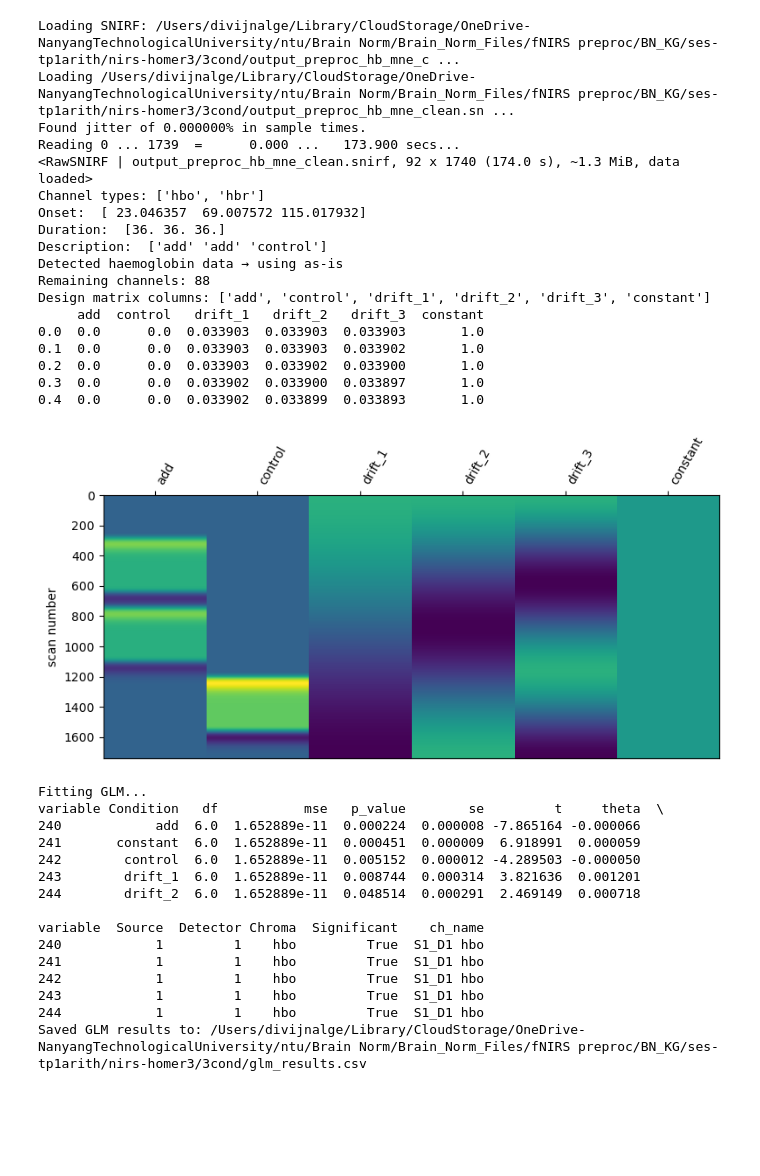
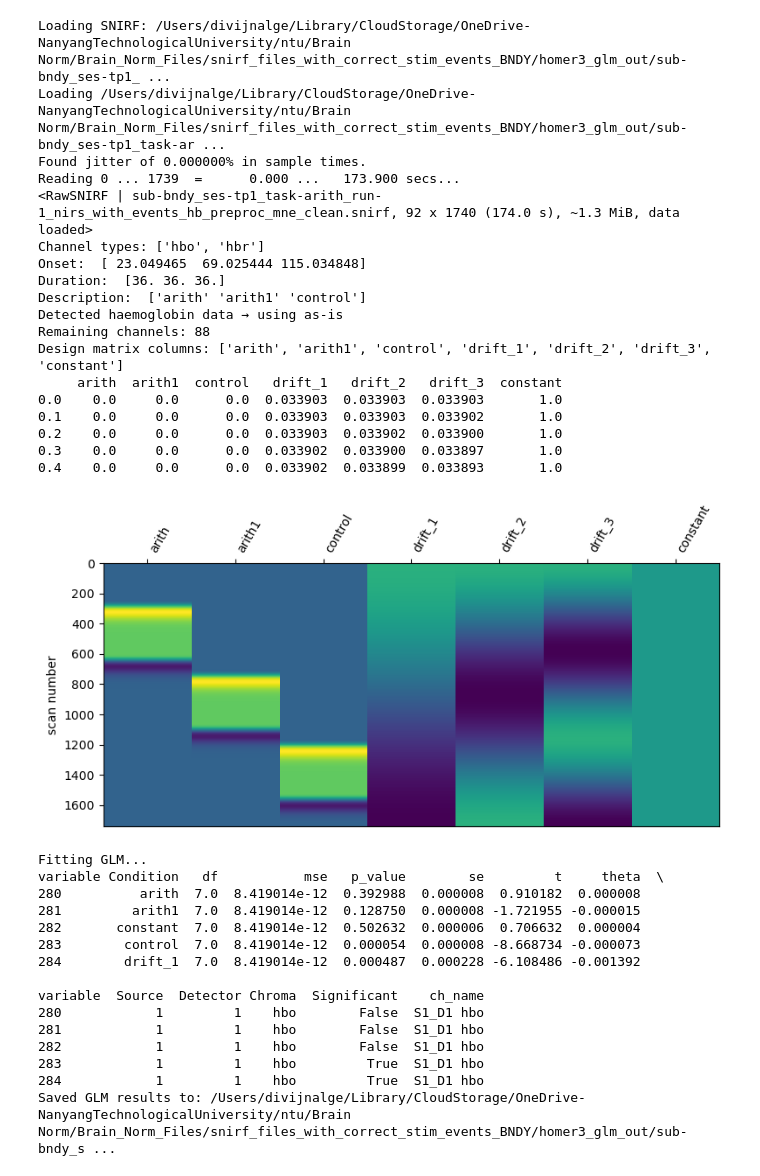
Before and after one commit to divij16/Brain_Norm_Project_Github, a Jupyter notebook: fix_metadata_for_mne.ipynb, the cells around one changed output. Saved outputs shown, nothing was run; the diff lists cells and outputs as text; code cells hidden in the pictures; blank space fills up the shorter version.

```diff
--- a/fix_metadata_for_mne.ipynb
+++ b/fix_metadata_for_mne.ipynb
@@ -24,7 +25,7 @@ from numpy.testing import assert_allclose
 # 1) INPUT / OUTPUT PATHS  -----------------------------------
 # ------------------------------------------------------------
 in_fname = Path(
-    "/Users/divijnalge/Library/CloudStorage/OneDrive-NanyangTechnologicalUniversity/ntu/Brain Norm/Brain_Norm_Files/fNIRS preproc/BN_KG/ses-tp1arith/nirs-homer3/3cond/output_preproc_hb.snirf"
+    '/Users/divijnalge/Library/CloudStorage/OneDrive-NanyangTechnologicalUniversity/ntu/Brain Norm/Brain_Norm_Files/snirf_files_with_correct_stim_events_BNDY/preproc_for_mne/sub-bndy_ses-tp1_task-arith_run-4_nirs_with_events_preproc_hb.snirf'
 )
 
 out_fname = in_fname.with_name(in_fname.stem + "_mne.snirf")
@@ -143,12 +141,9 @@ Done cleaning landmarks.
 # %%
 # rewrite_snirf_with_mne_fixed.py
 
-in_fname = (
-    "/Users/divijnalge/Library/CloudStorage/OneDrive-NanyangTechnologicalUniversity/ntu/Brain Norm/Brain_Norm_Files/fNIRS preproc/BN_KG/ses-tp1arith/nirs-homer3/3cond/output_preproc_hb_mne.snirf"
-)
-out_clean = (
-    "/Users/divijnalge/Library/CloudStorage/OneDrive-NanyangTechnologicalUniversity/ntu/Brain Norm/Brain_Norm_Files/fNIRS preproc/BN_KG/ses-tp1arith/nirs-homer3/3cond/output_preproc_hb_mne_clean.snirf"
-)
+in_fname = str(out_fname)
+
+out_clean = str(out_fname.with_name(out_fname.stem + "_clean.snirf"))
 
 print("Loading", in_fname)
 raw = mne.io.read_raw_snirf(in_fname, preload=True)
@@ -193,7 +188,7 @@ File is VALID
 # %%
 # Check if .snirf file is loading and valid
 
-file_path = "/Users/divijnalge/Library/CloudStorage/OneDrive-NanyangTechnologicalUniversity/ntu/Brain Norm/Brain_Norm_Files/fNIRS preproc/BN_KG/ses-tp1arith/nirs-homer3/3cond/output_preproc_hb_mne_clean.snirf"
+file_path = str(out_clean)
 
 out_fname = Path(file_path)
 
@@ -236,8 +231,9 @@ from mne_nirs.statistics import run_glm
 # -----------------------------
 # 0) INPUTS (EDIT THESE)
 # -----------------------------
-snirf_path = Path("/Users/divijnalge/Library/CloudStorage/OneDrive-NanyangTechnologicalUniversity/ntu/Brain Norm/Brain_Norm_Files/fNIRS preproc/BN_KG/ses-tp1arith/nirs-homer3/3cond/output_preproc_hb_mne_clean.snirf")  # your valid SNIRF
-out_csv    = Path("/Users/divijnalge/Library/CloudStorage/OneDrive-NanyangTechnologicalUniversity/ntu/Brain Norm/Brain_Norm_Files/fNIRS preproc/BN_KG/ses-tp1arith/nirs-homer3/3cond/glm_results.csv")
+snirf_path = out_fname  # your valid SNIRF
+out_csv1 = snirf_path.with_name(snirf_path.stem + "_glm_mne.csv")
+out_csv    = Path(out_csv1)
 
 
 
@@ -305,58 +301,58 @@ fig, ax = plt.subplots(figsize=(8, 4))
 plot_design_matrix(design_matrix, ax=ax)
 fig.tight_layout()
 plt.show()
 
 # -----------------------------
 # 5) RUN GLM
 # -----------------------------
 # Wrapper around Nilearn's GLM; default AR(1) noise model.
 print("Fitting GLM...")
 glm_est = run_glm(raw_haemo, design_matrix)
 
 # glm_est is a RegressionResults object with GLM fits for all channels.
 
 # -----------------------------
 # 6) EXPORT RESULTS
 # -----------------------------
 # Converts all GLM results to a tidy DataFrame:
 # one row per (channel, condition, chroma) with theta, t, p, etc.
 df = glm_est.to_dataframe()
 print(df.head())
 
 df.to_csv(out_csv, index=False)
 print(f"Saved GLM results to: {out_csv}")
 # %% [output]
-Loading SNIRF: /Users/divijnalge/Library/CloudStorage/OneDrive-NanyangTechnologicalUniversity/ntu/Brain Norm/Brain_Norm_Files/fNIRS preproc/BN_KG/ses-tp1arith/nirs-homer3/3cond/output_preproc_hb_mne_c ...
-Loading /Users/divijnalge/Library/CloudStorage/OneDrive-NanyangTechnologicalUniversity/ntu/Brain Norm/Brain_Norm_Files/fNIRS preproc/BN_KG/ses-tp1arith/nirs-homer3/3cond/output_preproc_hb_mne_clean.sn ...
+Loading SNIRF: /Users/divijnalge/Library/CloudStorage/OneDrive-NanyangTechnologicalUniversity/ntu/Brain Norm/Brain_Norm_Files/snirf_files_with_correct_stim_events_BNDY/homer3_glm_out/sub-bndy_ses-tp1_ ...
+Loading /Users/divijnalge/Library/CloudStorage/OneDrive-NanyangTechnologicalUniversity/ntu/Brain Norm/Brain_Norm_Files/snirf_files_with_correct_stim_events_BNDY/homer3_glm_out/sub-bndy_ses-tp1_task-ar ...
 Found jitter of 0.000000% in sample times.
 Reading 0 ... 1739  =      0.000 ...   173.900 secs...
-<RawSNIRF | output_preproc_hb_mne_clean.snirf, 92 x 1740 (174.0 s), ~1.3 MiB, data loaded>
+<RawSNIRF | sub-bndy_ses-tp1_task-arith_run-1_nirs_with_events_hb_preproc_mne_clean.snirf, 92 x 1740 (174.0 s), ~1.3 MiB, data loaded>
 Channel types: ['hbo', 'hbr']
-Onset:  [ 23.046357  69.007572 115.017932]
+Onset:  [ 23.049465  69.025444 115.034848]
 Duration:  [36. 36. 36.]
-Description:  ['add' 'add' 'control']
+Description:  ['arith' 'arith1' 'control']
 Detected haemoglobin data → using as-is
 Remaining channels: 88
-Design matrix columns: ['add', 'control', 'drift_1', 'drift_2', 'drift_3', 'constant']
-     add  control   drift_1   drift_2   drift_3  constant
-0.0  0.0      0.0  0.033903  0.033903  0.033903       1.0
-0.1  0.0      0.0  0.033903  0.033903  0.033902       1.0
-0.2  0.0      0.0  0.033903  0.033902  0.033900       1.0
-0.3  0.0      0.0  0.033902  0.033900  0.033897       1.0
-0.4  0.0      0.0  0.033902  0.033899  0.033893       1.0
+Design matrix columns: ['arith', 'arith1', 'control', 'drift_1', 'drift_2', 'drift_3', 'constant']
+     arith  arith1  control   drift_1   drift_2   drift_3  constant
+0.0    0.0     0.0      0.0  0.033903  0.033903  0.033903       1.0
+0.1    0.0     0.0      0.0  0.033903  0.033903  0.033902       1.0
+0.2    0.0     0.0      0.0  0.033903  0.033902  0.033900       1.0
+0.3    0.0     0.0      0.0  0.033902  0.033900  0.033897       1.0
+0.4    0.0     0.0      0.0  0.033902  0.033899  0.033893       1.0
-[figure, old version]
+[figure, new version]
 Fitting GLM...
 variable Condition   df           mse   p_value        se         t     theta  \
-240            add  6.0  1.652889e-11  0.000224  0.000008 -7.865164 -0.000066
-241       constant  6.0  1.652889e-11  0.000451  0.000009  6.918991  0.000059
-242        control  6.0  1.652889e-11  0.005152  0.000012 -4.289503 -0.000050
-243        drift_1  6.0  1.652889e-11  0.008744  0.000314  3.821636  0.001201
-244        drift_2  6.0  1.652889e-11  0.048514  0.000291  2.469149  0.000718
+280          arith  7.0  8.419014e-12  0.392988  0.000008  0.910182  0.000008
+281         arith1  7.0  8.419014e-12  0.128750  0.000008 -1.721955 -0.000015
+282       constant  7.0  8.419014e-12  0.502632  0.000006  0.706632  0.000004
+283        control  7.0  8.419014e-12  0.000054  0.000008 -8.668734 -0.000073
+284        drift_1  7.0  8.419014e-12  0.000487  0.000228 -6.108486 -0.001392
 
 variable  Source  Detector Chroma  Significant    ch_name
-240            1         1    hbo         True  S1_D1 hbo
-241            1         1    hbo         True  S1_D1 hbo
-242            1         1    hbo         True  S1_D1 hbo
-243            1         1    hbo         True  S1_D1 hbo
-244            1         1    hbo         True  S1_D1 hbo
-Saved GLM results to: /Users/divijnalge/Library/CloudStorage/OneDrive-NanyangTechnologicalUniversity/ntu/Brain Norm/Brain_Norm_Files/fNIRS preproc/BN_KG/ses-tp1arith/nirs-homer3/3cond/glm_results.csv
+280            1         1    hbo        False  S1_D1 hbo
+281            1         1    hbo        False  S1_D1 hbo
+282            1         1    hbo        False  S1_D1 hbo
+283            1         1    hbo         True  S1_D1 hbo
+284            1         1    hbo         True  S1_D1 hbo
+Saved GLM results to: /Users/divijnalge/Library/CloudStorage/OneDrive-NanyangTechnologicalUniversity/ntu/Brain Norm/Brain_Norm_Files/snirf_files_with_correct_stim_events_BNDY/homer3_glm_out/sub-bndy_s ...
```
Also changed, not shown: parts of 13 cells of this notebook, 3 other files.
